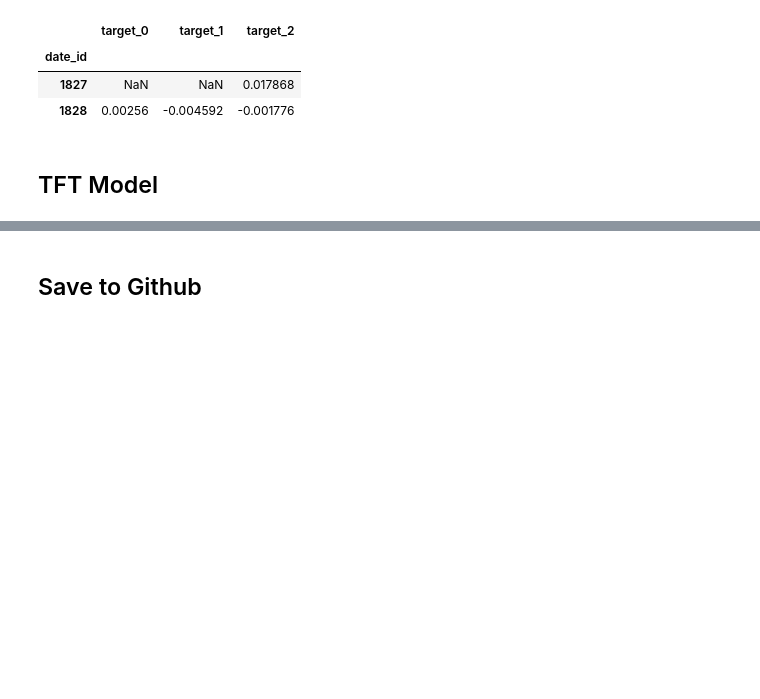
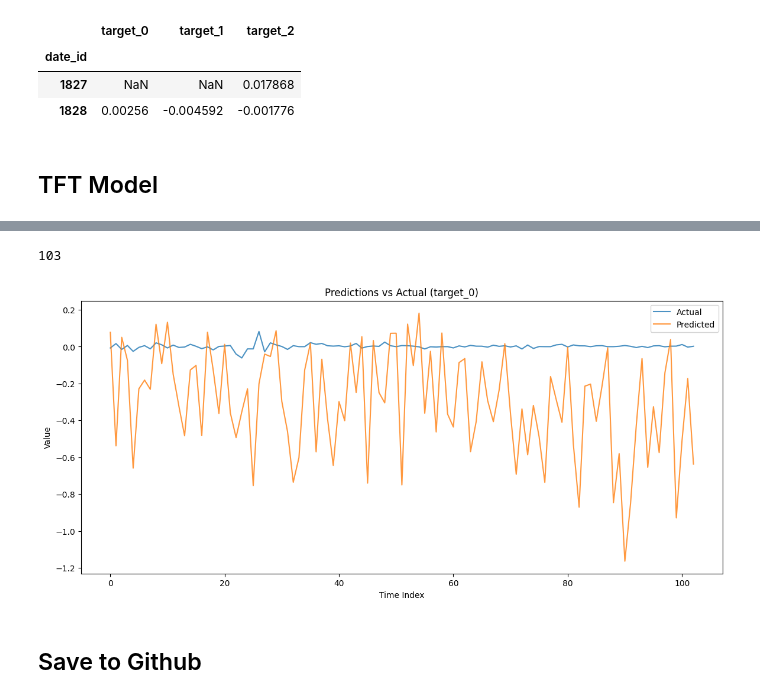
Before and after one commit to abishpius/MITSUICO_Commodity_Prediction, a Jupyter notebook: Kaggle_MITSUICO_Commodity_Prediction.ipynb, the cells around one changed output, grey strips where cells are left out. Cells and saved outputs as stored; diff of their text form; code cells hidden in the pictures; blank space fills up the shorter version.

```diff
--- a/Kaggle_MITSUICO_Commodity_Prediction.ipynb
+++ b/Kaggle_MITSUICO_Commodity_Prediction.ipynb
@@ -1488,0 +1668,13 @@ Epoch 17/20
+# %%
+from sklearn.metrics import mean_squared_error, mean_absolute_error, r2_score
+import numpy as np
+
+# Predict
+preds = model.predict(test_gen)
+preds = preds.flatten()
+
+# True values (align with generator’s indices)
+true_vals = []
+for _, y in test_gen:
+    true_vals.extend(y.flatten())
+true_vals = np.array(true_vals)
@@ -1489,3 +1718,20 @@ Epoch 17/20
+# %%
+len(preds)
+# %% [output]
+103
+# %%
+import matplotlib.pyplot as plt
+
+plt.figure(figsize=(14,6))
+plt.plot(true_vals, label="Actual", alpha=0.8)
+plt.plot(preds, label="Predicted", alpha=0.8)
+plt.title("Predictions vs Actual (target_0)")
+plt.xlabel("Time Index")
+plt.ylabel("Value")
+plt.legend()
+plt.show()
+# %% [output]
+[figure, added]
 # %% [markdown]
 ## Save to Github
 # %%
```
Also changed, not shown: parts of 19 cells of this notebook.
